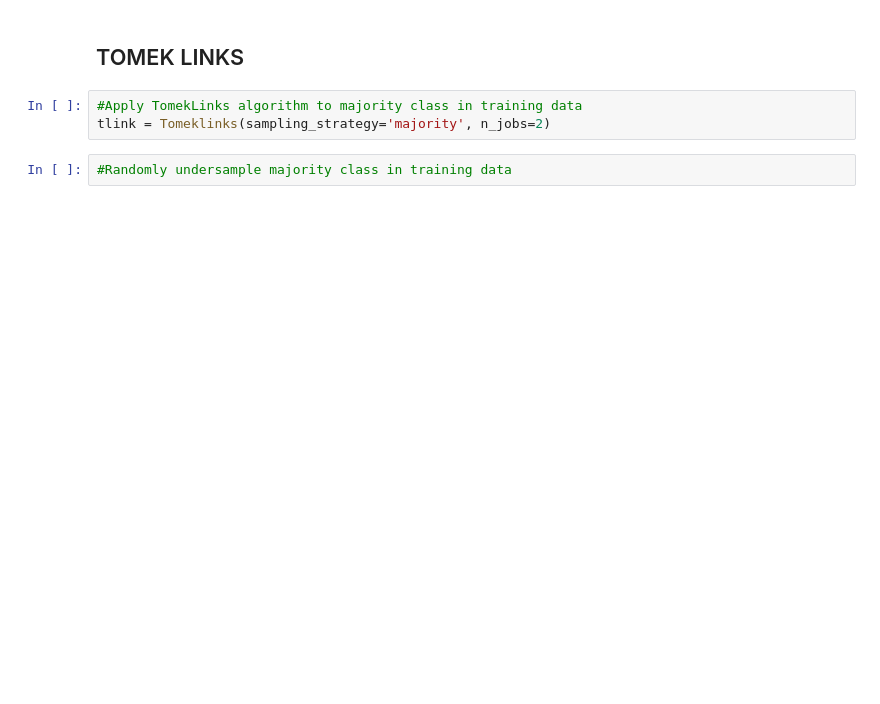
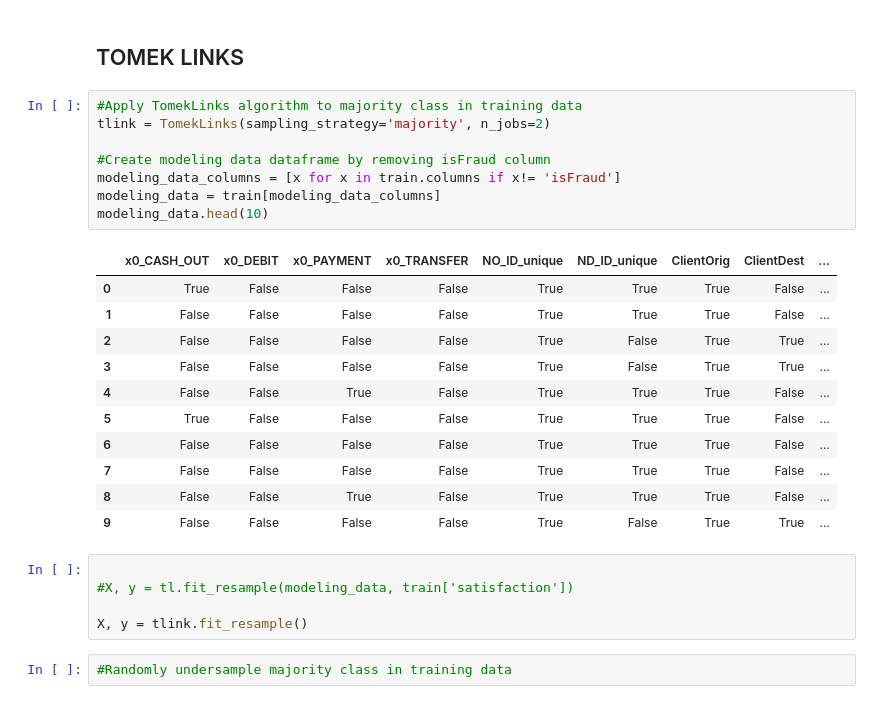
Before and after one commit to kevinArmenta/OnlinePaymentFraud, a Jupyter notebook: 2.Processing Data.ipynb, the cells around one changed output. Cells and saved outputs as stored; diff of their text form; blank space fills up the shorter version.

```diff
--- a/2.Processing Data.ipynb
+++ b/2.Processing Data.ipynb
@@ -608,6 +689,28 @@ train.head(10)
 ## TOMEK LINKS
 # %%
 #Apply TomekLinks algorithm to majority class in training data
-tlink = Tomeklinks(sampling_strategy='majority', n_jobs=2)
+tlink = TomekLinks(sampling_strategy='majority', n_jobs=2)
+
+#Create modeling data dataframe by removing isFraud column
+modeling_data_columns = [x for x in train.columns if x!= 'isFraud']
+modeling_data = train[modeling_data_columns]
+modeling_data.head(10)
+# %% [output]
+|  | x0_CASH_OUT | x0_DEBIT | x0_PAYMENT | x0_TRANSFER | NO_ID_unique | ND_ID_unique | ClientOrig | ClientDest | ... |
+| 0 | True | False | False | False | True | True | True | False | ... |
+| 1 | False | False | False | False | True | True | True | False | ... |
+| 2 | False | False | False | False | True | False | True | True | ... |
+| 3 | False | False | False | False | True | False | True | True | ... |
+| 4 | False | False | True | False | True | True | True | False | ... |
+| 5 | True | False | False | False | True | True | True | False | ... |
+| 6 | False | False | False | False | True | True | True | False | ... |
+| 7 | False | False | False | False | True | True | True | False | ... |
+| 8 | False | False | True | False | True | True | True | False | ... |
+| 9 | False | False | False | False | True | False | True | True | ... |
+# %%
+
+#X, y = tl.fit_resample(modeling_data, train['satisfaction'])
+
+X, y = tlink.fit_resample()
 # %%
 #Randomly undersample majority class in training data
```
Also changed, not shown: parts of 4 cells of this notebook.
